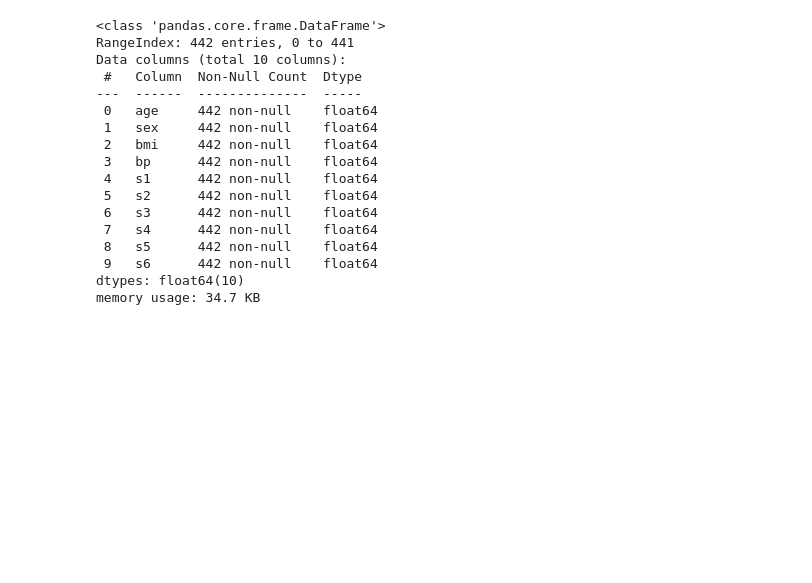
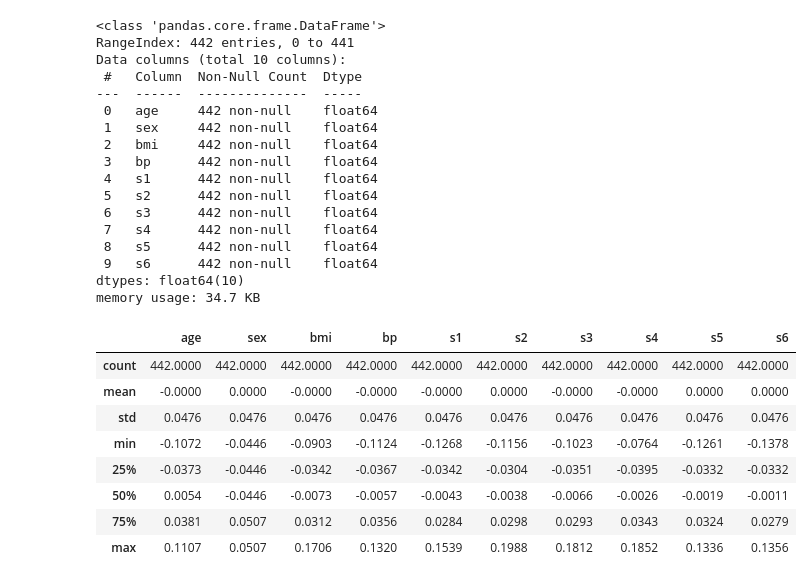
Before and after one commit to busera/rai__diabetes_analysis, a Jupyter notebook: notebooks/01_load_data.ipynb, the cells around one changed output. Drawn from its saved outputs; the diff is of its cells as text; code cells hidden in the pictures; blank space fills up the shorter version.

```diff
--- a/notebooks/01_load_data.ipynb
+++ b/notebooks/01_load_data.ipynb
@@ -69,6 +99,18 @@ Data columns (total 10 columns):
  9   s6      442 non-null    float64
 dtypes: float64(10)
 memory usage: 34.7 KB
+# %%
+X_df.describe()
+# %% [output]
+|  | age | sex | bmi | bp | s1 | s2 | s3 | s4 | s5 | s6 |
+| count | 442.0000 | 442.0000 | 442.0000 | 442.0000 | 442.0000 | 442.0000 | 442.0000 | 442.0000 | 442.0000 | 442.0000 |
+| mean | -0.0000 | 0.0000 | -0.0000 | -0.0000 | -0.0000 | 0.0000 | -0.0000 | -0.0000 | 0.0000 | 0.0000 |
+| std | 0.0476 | 0.0476 | 0.0476 | 0.0476 | 0.0476 | 0.0476 | 0.0476 | 0.0476 | 0.0476 | 0.0476 |
+| min | -0.1072 | -0.0446 | -0.0903 | -0.1124 | -0.1268 | -0.1156 | -0.1023 | -0.0764 | -0.1261 | -0.1378 |
+| 25% | -0.0373 | -0.0446 | -0.0342 | -0.0367 | -0.0342 | -0.0304 | -0.0351 | -0.0395 | -0.0332 | -0.0332 |
+| 50% | 0.0054 | -0.0446 | -0.0073 | -0.0057 | -0.0043 | -0.0038 | -0.0066 | -0.0026 | -0.0019 | -0.0011 |
+| 75% | 0.0381 | 0.0507 | 0.0312 | 0.0356 | 0.0284 | 0.0298 | 0.0293 | 0.0343 | 0.0324 | 0.0279 |
+| max | 0.1107 | 0.0507 | 0.1706 | 0.1320 | 0.1539 | 0.1988 | 0.1812 | 0.1852 | 0.1336 | 0.1356 |
 # %%
 X_df.head()
 # %% [output]
```
Also changed, not shown: parts of 8 cells of this notebook, 4 other files.
